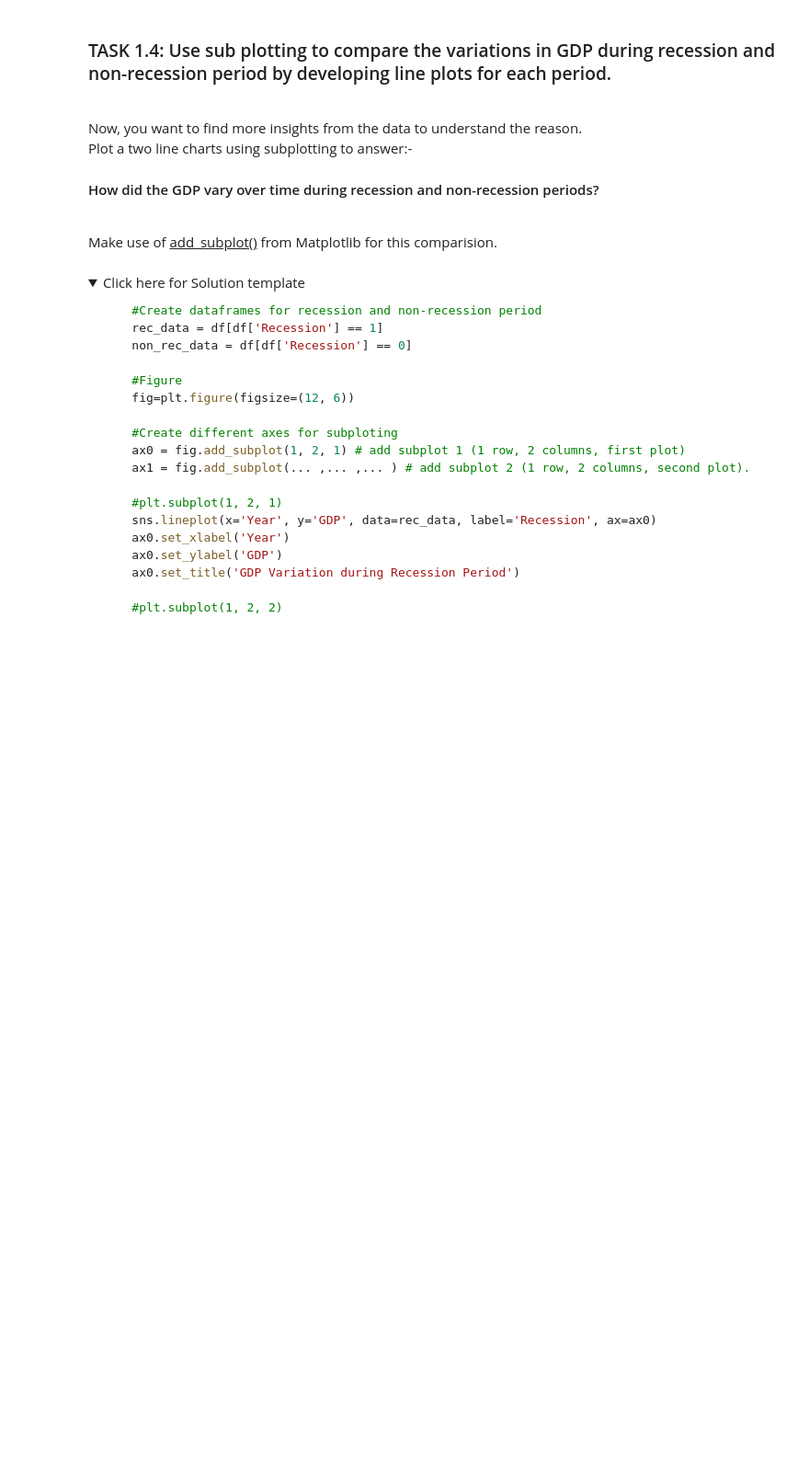
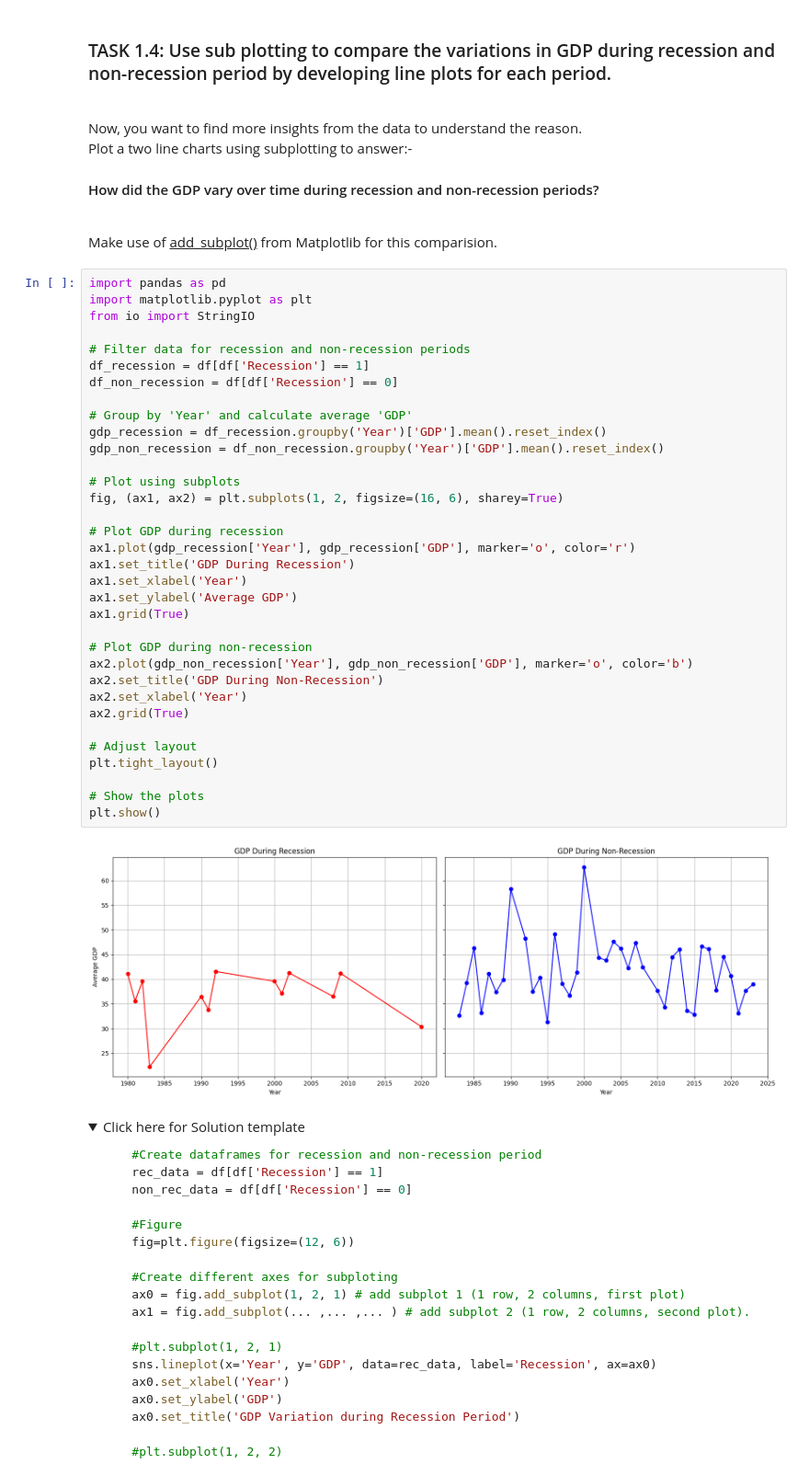
Before and after one commit to mitanshm680/Coursera-data, a Jupyter notebook: DV0101EN-Exercise-Final-Assignment-Part-1-20230614-1686700800.jupyterlite.ipynb, the cells around one changed output. Shown at 92% size. Saved outputs shown, nothing was run; the diff lists cells and outputs as text; folded sections open; blank space fills up the shorter version.

```diff
--- a/DV0101EN-Exercise-Final-Assignment-Part-1-20230614-1686700800.jupyterlite.ipynb
+++ b/DV0101EN-Exercise-Final-Assignment-Part-1-20230614-1686700800.jupyterlite.ipynb
@@ -572,6 +572,42 @@ Save this plot as "Bar_Chart.png"</span><br>
 <br>Now, you want to find more insights from the data to understand the reason. <br>Plot a two line charts using subplotting to answer:-
 #### How did the GDP vary over time during recession and non-recession periods?
 <br>Make use of <u>add_subplot()</u> from Matplotlib for this comparision.
+# %%
+import pandas as pd
+import matplotlib.pyplot as plt
+from io import StringIO
+
+# Filter data for recession and non-recession periods
+df_recession = df[df['Recession'] == 1]
+df_non_recession = df[df['Recession'] == 0]
+
+# Group by 'Year' and calculate average 'GDP'
+gdp_recession = df_recession.groupby('Year')['GDP'].mean().reset_index()
+gdp_non_recession = df_non_recession.groupby('Year')['GDP'].mean().reset_index()
+
+# Plot using subplots
+fig, (ax1, ax2) = plt.subplots(1, 2, figsize=(16, 6), sharey=True)
+
+# Plot GDP during recession
+ax1.plot(gdp_recession['Year'], gdp_recession['GDP'], marker='o', color='r')
+ax1.set_title('GDP During Recession')
+ax1.set_xlabel('Year')
+ax1.set_ylabel('Average GDP')
+ax1.grid(True)
+
+# Plot GDP during non-recession
+ax2.plot(gdp_non_recession['Year'], gdp_non_recession['GDP'], marker='o', color='b')
+ax2.set_title('GDP During Non-Recession')
+ax2.set_xlabel('Year')
+ax2.grid(True)
+
+# Adjust layout
+plt.tight_layout()
+
+# Show the plots
+plt.show()
+# %% [output]
+[figure, added]
 # %% [markdown]
 <details>
 <summary>Click here for Solution template</summary>
```
Also changed, not shown: parts of 6 cells of this notebook.
